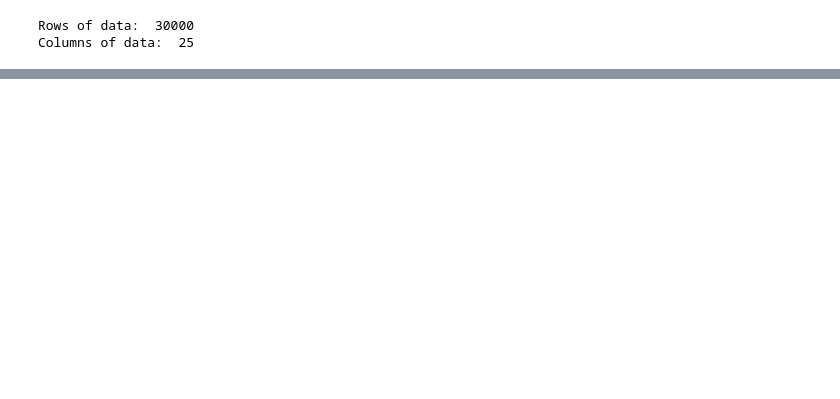
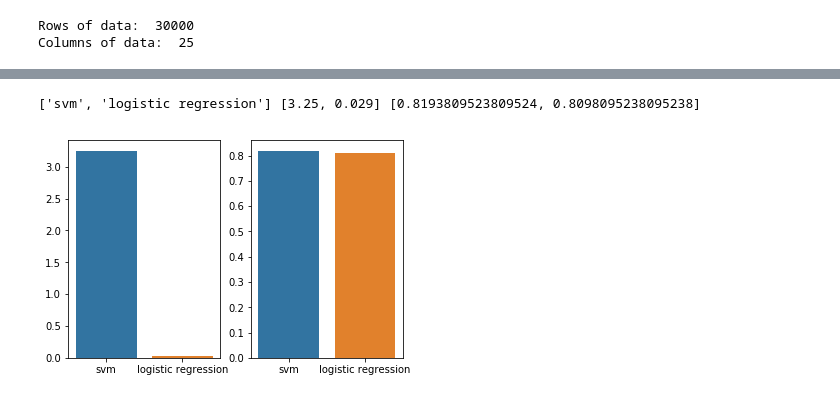
Before and after one commit to vikasagartha/uci_svc, a Jupyter notebook: credit_default.ipynb, the cells around one changed output, grey strips where cells are left out. Cells and saved outputs as stored; diff of their text form; code cells hidden in the pictures; blank space fills up the shorter version.

```diff
--- a/credit_default.ipynb
+++ b/credit_default.ipynb
@@ -75,0 +82,13 @@ for i, key in enumerate(df.columns):
+# %%
+import numpy as np
+from sklearn.model_selection import train_test_split
+
+X_train, X_test, y_train, y_test = train_test_split(features, labels, test_size=0.7, random_state=42)
+# %%
+results = {
+        'meta': {
+            'samples_trained': len(X_train),
+            'samples_tested': len(X_test)
+            },
+        'models': []
+        }
@@ -75,0 +125,18 @@ for i, key in enumerate(df.columns):
+# %%
+models = [x['name'] for x in results['models']]
+training_times = [x['training_time'] for x in results['models']]
+accuracies = [x['accuracy'] for x in results['models']]
+
+print(models, training_times, accuracies)
+# %% [output]
+['svm', 'logistic regression'] [3.25, 0.029] [0.8193809523809524, 0.8098095238095238]
+# %%
+ncols = 2
+nrows = math.ceil(len(models)/2)
+
+chart, (ax1, ax2) = plt.subplots(nrows=nrows, ncols=ncols)
+
+sns.barplot(models,training_times,ax=ax1)
+sns.barplot(models,accuracies,ax=ax2);
+# %% [output]
+[figure, added]
```
Also changed, not shown: parts of 6 cells of this notebook, 1 other file.
